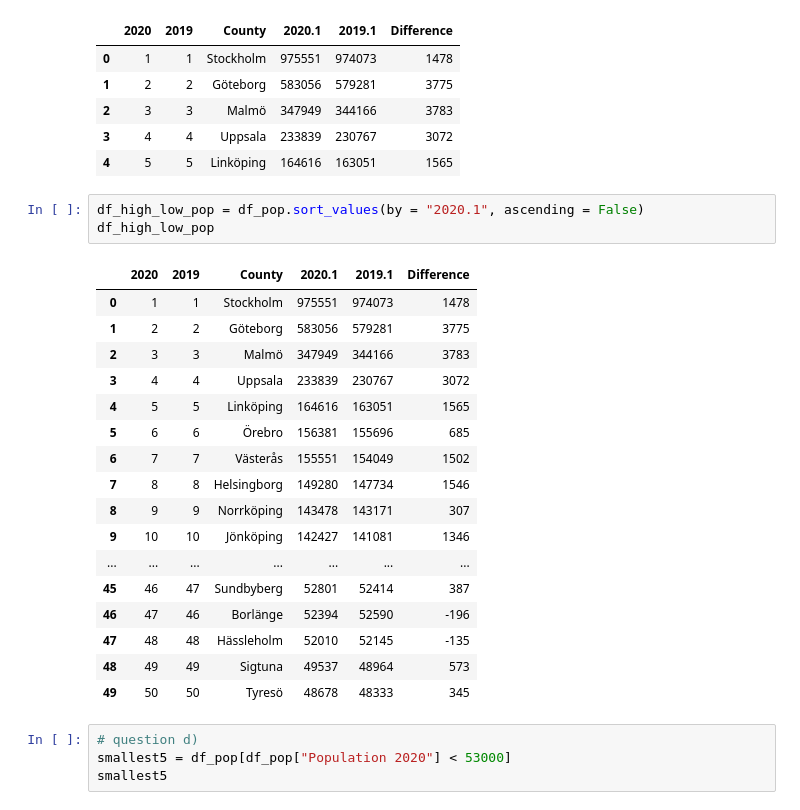
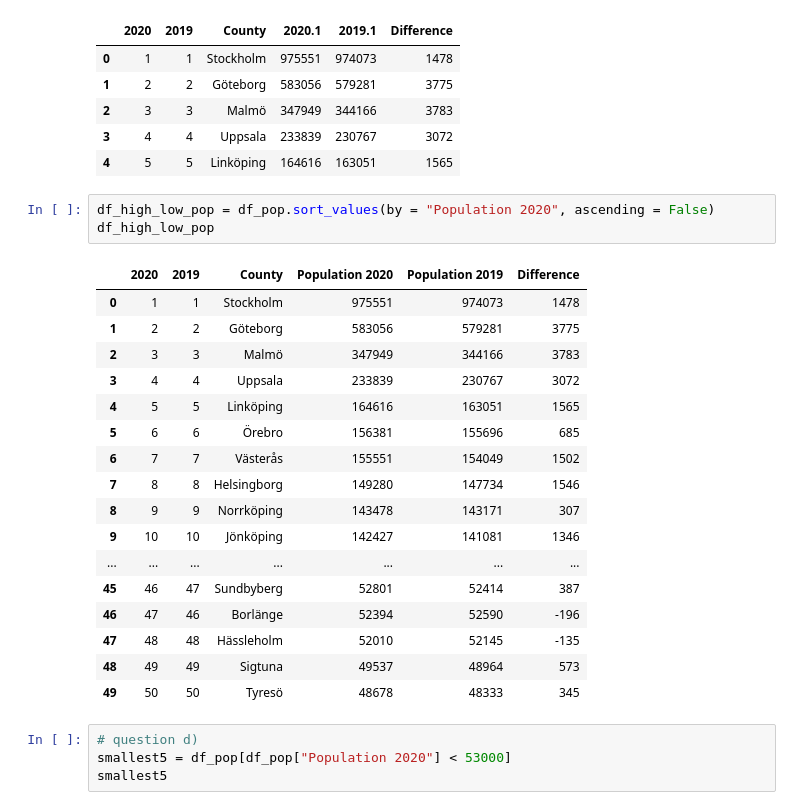
Before and after one commit to SCGlass/Data-Processing-Sam-Glass, a Jupyter notebook: Exercises/E00-Panda_fundamentals.ipynb, the cells around one changed output. Saved outputs shown, nothing was run; the diff lists cells and outputs as text.

```diff
--- a/Exercises/E00-Panda_fundamentals.ipynb
+++ b/Exercises/E00-Panda_fundamentals.ipynb
@@ -306,10 +306,10 @@ df_pop.head()
 | 3 | 4 | 4 | Uppsala | 233839 | 230767 | 3072 |
 | 4 | 5 | 5 | Linköping | 164616 | 163051 | 1565 |
 # %%
-df_high_low_pop = df_pop.sort_values(by = "2020.1", ascending = False)
+df_high_low_pop = df_pop.sort_values(by = "Population 2020", ascending = False)
 df_high_low_pop
 # %% [output]
-|  | 2020 | 2019 | County | 2020.1 | 2019.1 | Difference |
+|  | 2020 | 2019 | County | Population 2020 | Population 2019 | Difference |
 | 0 | 1 | 1 | Stockholm | 975551 | 974073 | 1478 |
 | 1 | 2 | 2 | Göteborg | 583056 | 579281 | 3775 |
 | 2 | 3 | 3 | Malmö | 347949 | 344166 | 3783 |
```
Also changed, not shown: parts of 2 cells of this notebook.
